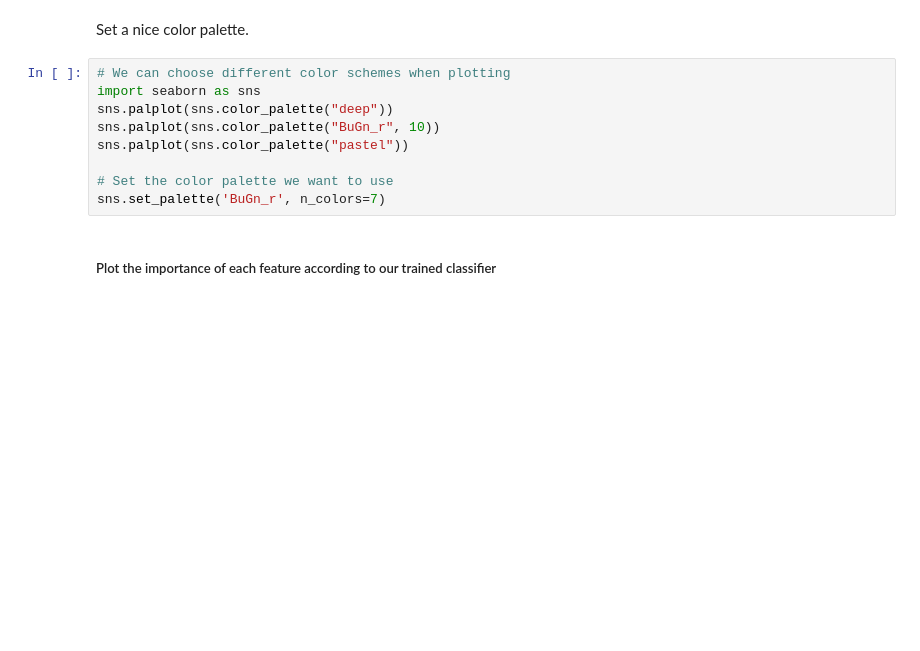
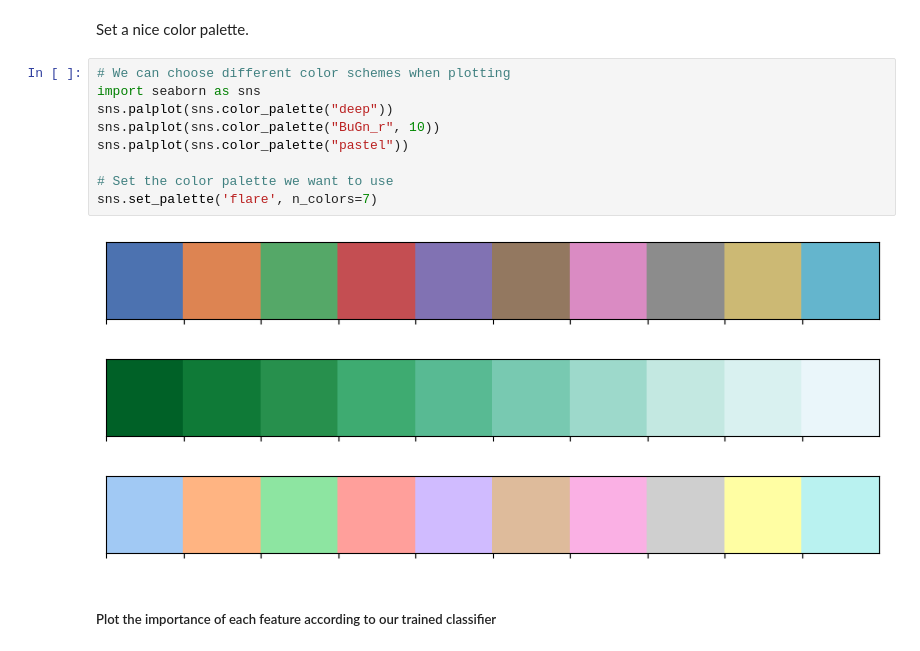
Before and after one commit to sier8161/ml-1dl034-public-assignments, a Jupyter notebook: Assignments/Practical/PracticalNotebook4.ipynb, the cells around one changed output. Saved outputs shown, nothing was run; the diff lists cells and outputs as text; blank space fills up the shorter version.

```diff
--- a/Assignments/Practical/PracticalNotebook4.ipynb
+++ b/Assignments/Practical/PracticalNotebook4.ipynb
@@ -268,12 +385,16 @@ Set a nice color palette.
 # %%
 # We can choose different color schemes when plotting
 import seaborn as sns
 sns.palplot(sns.color_palette("deep"))
 sns.palplot(sns.color_palette("BuGn_r", 10))
 sns.palplot(sns.color_palette("pastel"))
 
 # Set the color palette we want to use
-sns.set_palette('BuGn_r', n_colors=7)
+sns.set_palette('flare', n_colors=7)
+# %% [output]
+[figure, added]
+[figure, added]
+[figure, added]
 # %% [markdown]
 ##### Plot the importance of each feature according to our trained classifier
 # %%
```
Also changed, not shown: parts of 16 cells of this notebook.
